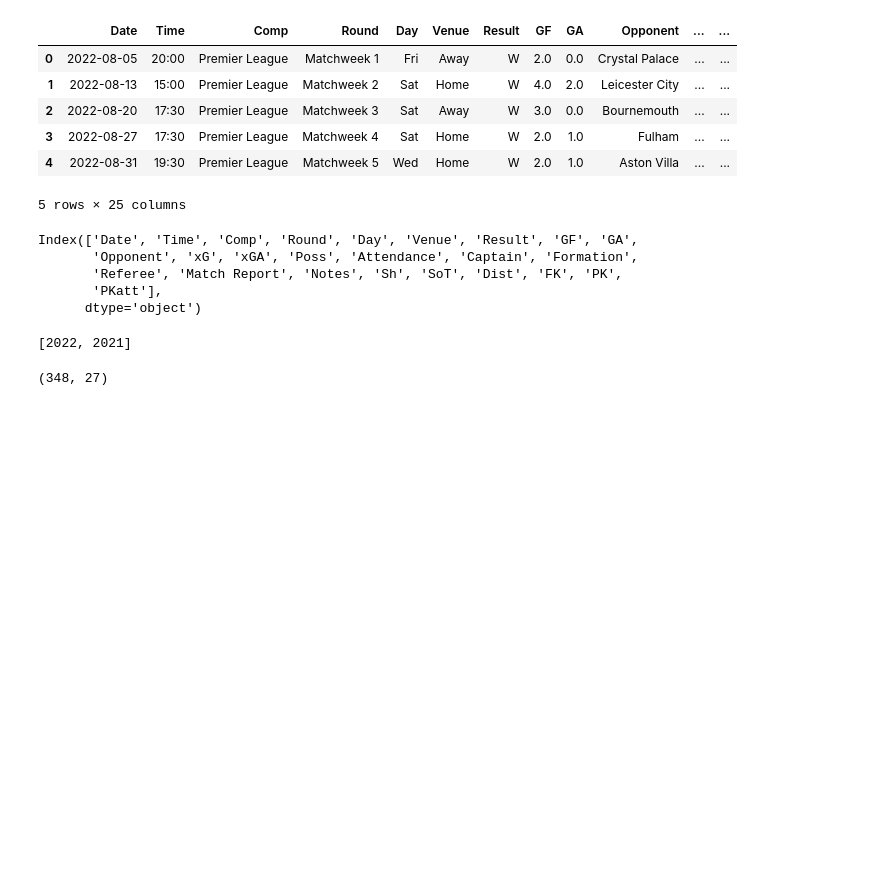
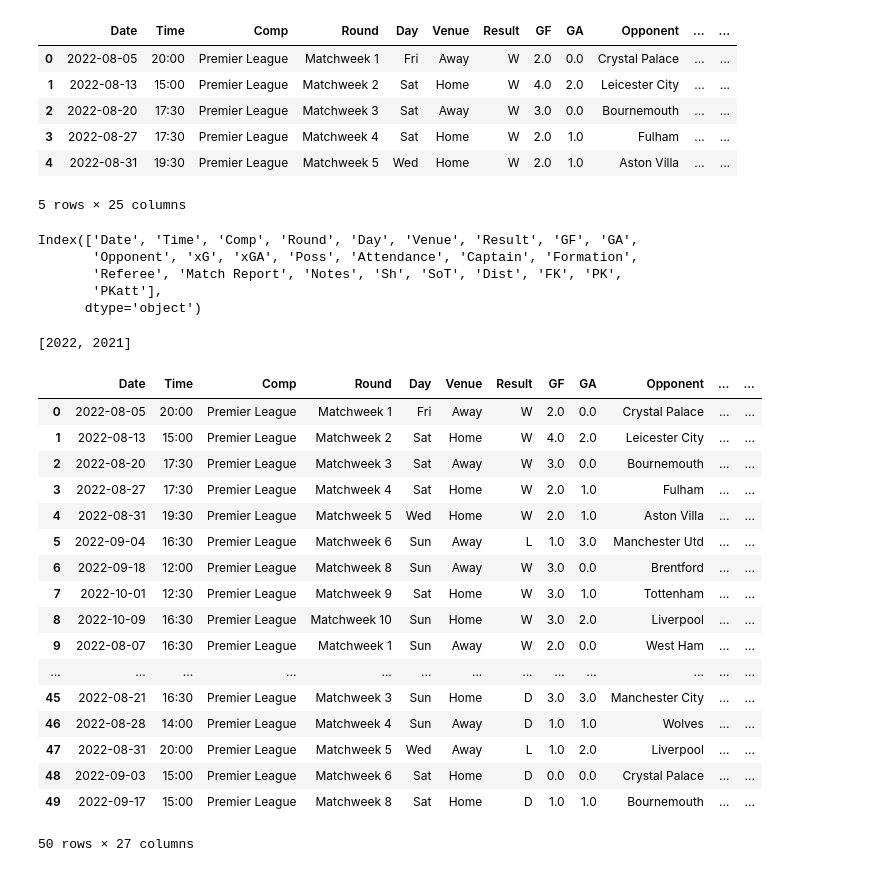
Before and after one commit to M254-bto/football-prediction, a Jupyter notebook: bsoup.ipynb, the cells around one changed output. Cells and saved outputs as stored; diff of their text form; code cells hidden in the pictures; blank space fills up the shorter version.

Commit message:
previous season

```diff
--- a/bsoup.ipynb
+++ b/bsoup.ipynb
@@ -151,15 +151,15 @@ import time
 for y in years:
     data = requests.get(stand_url)
     bsoup2 = BeautifulSoup(data.text)
-    stand_table = bsoup.select('table.stats_table')[0]
+    stand_table = bsoup2.select('table.stats_table')[0]
 
-    links = table.find_all('a')
+    links = stand_table.find_all('a')
     squads2 = [i.get('href') for i in links]
     squads2 = [l for l in squads2 if '/en/squads/' in l]
     teamss_urls = [f"https://fbref.com{j}" for j in squads2]
 
     previous_season = bsoup2.select("a.prev")[0].get('href')
-    standings_url = f"https://fbref.com{previous_season}"
+    stand_url = f"https://fbref.com{previous_season}"
 
     for t in teamss_urls:
         team_name = t.split('/')[-1].replace("-Stats", "").replace("-", " ")
@@ -186,10 +186,27 @@ for y in years:
         all_matches.append(team_data)
         time.sleep(1)
 # %%
-match_df = pd.concat(all_matches)
+match_df = pd.concat(all_matches, ignore_index=True)
-# %%
-match_df.shape
-# %% [output]
-(348, 27)
+# %%
+match_df.head(50)
+# %% [output]
+|  | Date | Time | Comp | Round | Day | Venue | Result | GF | GA | Opponent | ... | ... |
+| 0 | 2022-08-05 | 20:00 | Premier League | Matchweek 1 | Fri | Away | W | 2.0 | 0.0 | Crystal Palace | ... | ... |
+| 1 | 2022-08-13 | 15:00 | Premier League | Matchweek 2 | Sat | Home | W | 4.0 | 2.0 | Leicester City | ... | ... |
+| 2 | 2022-08-20 | 17:30 | Premier League | Matchweek 3 | Sat | Away | W | 3.0 | 0.0 | Bournemouth | ... | ... |
+| 3 | 2022-08-27 | 17:30 | Premier League | Matchweek 4 | Sat | Home | W | 2.0 | 1.0 | Fulham | ... | ... |
+| 4 | 2022-08-31 | 19:30 | Premier League | Matchweek 5 | Wed | Home | W | 2.0 | 1.0 | Aston Villa | ... | ... |
+| 5 | 2022-09-04 | 16:30 | Premier League | Matchweek 6 | Sun | Away | L | 1.0 | 3.0 | Manchester Utd | ... | ... |
+| 6 | 2022-09-18 | 12:00 | Premier League | Matchweek 8 | Sun | Away | W | 3.0 | 0.0 | Brentford | ... | ... |
+| 7 | 2022-10-01 | 12:30 | Premier League | Matchweek 9 | Sat | Home | W | 3.0 | 1.0 | Tottenham | ... | ... |
+| 8 | 2022-10-09 | 16:30 | Premier League | Matchweek 10 | Sun | Home | W | 3.0 | 2.0 | Liverpool | ... | ... |
+| 9 | 2022-08-07 | 16:30 | Premier League | Matchweek 1 | Sun | Away | W | 2.0 | 0.0 | West Ham | ... | ... |
+| ... | ... | ... | ... | ... | ... | ... | ... | ... | ... | ... | ... | ... |
+| 45 | 2022-08-21 | 16:30 | Premier League | Matchweek 3 | Sun | Home | D | 3.0 | 3.0 | Manchester City | ... | ... |
+| 46 | 2022-08-28 | 14:00 | Premier League | Matchweek 4 | Sun | Away | D | 1.0 | 1.0 | Wolves | ... | ... |
+| 47 | 2022-08-31 | 20:00 | Premier League | Matchweek 5 | Wed | Away | L | 1.0 | 2.0 | Liverpool | ... | ... |
+| 48 | 2022-09-03 | 15:00 | Premier League | Matchweek 6 | Sat | Home | D | 0.0 | 0.0 | Crystal Palace | ... | ... |
+| 49 | 2022-09-17 | 15:00 | Premier League | Matchweek 8 | Sat | Home | D | 1.0 | 1.0 | Bournemouth | ... | ... |
+50 rows × 27 columns
 # %%
 match_df.to_csv('match.csv')
```
Also changed, not shown: parts of 2 cells of this notebook, 1 other file.
